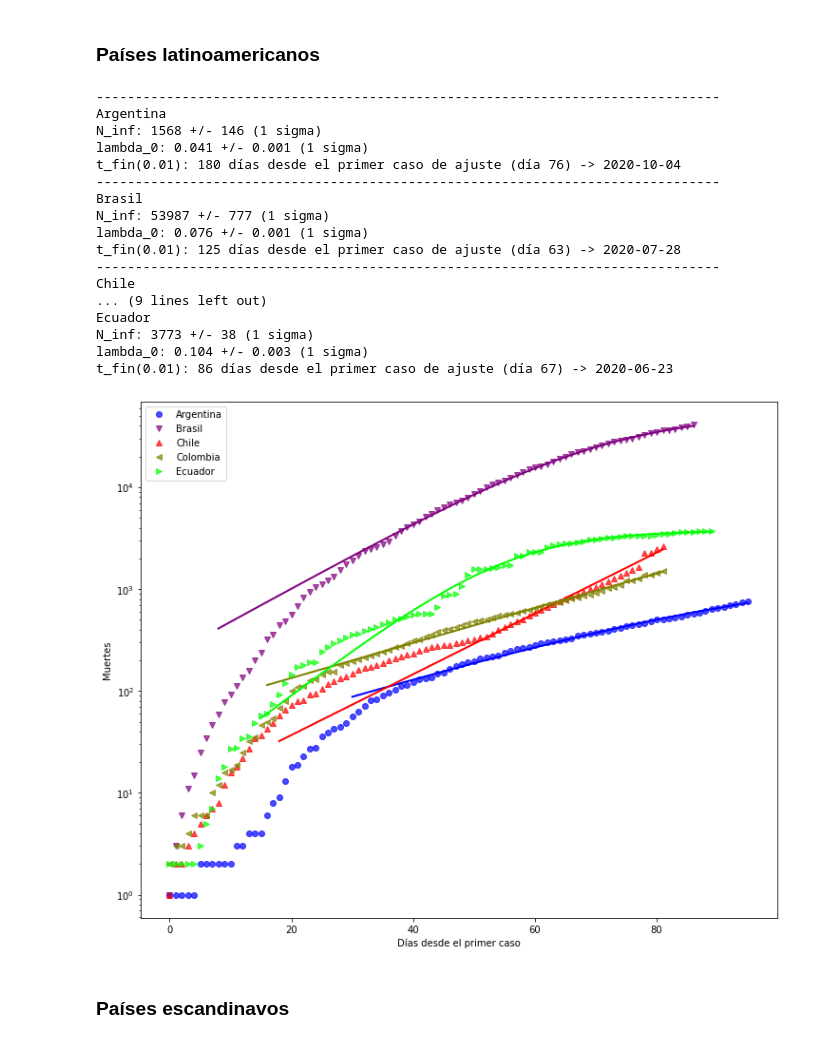
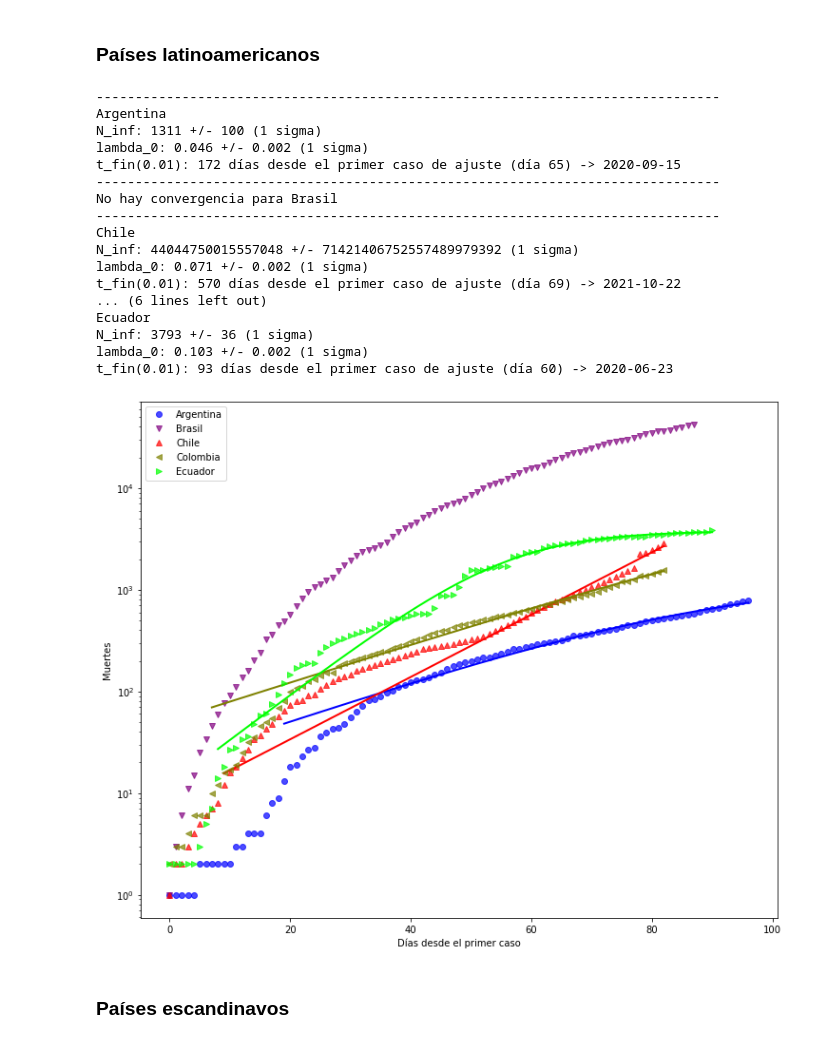
Before and after one commit to manuxch/logistic-covid19, a Jupyter notebook: Logistic_model_COVID-19.ipynb, the cells around one changed output. Saved outputs shown, nothing was run; the diff lists cells and outputs as text; code cells hidden in the pictures.

Commit message:
Actualización diaria de visualizaciones, ajustes y registros

```diff
--- a/Logistic_model_COVID-19.ipynb
+++ b/Logistic_model_COVID-19.ipynb
@@ -276,26 +276,26 @@ t_fin(0.01): 96 días desde el primer caso de ajuste (día 57) -> 2020-06-23
 # %% [markdown]
 ### Países latinoamericanos
 # %%
-plot_fit(deadths_lat, 50, 'Muertes', logscale=True, p_fin=0.01)
+plot_fit(deadths_lat, 10, 'Muertes', logscale=True, p_fin=0.01)
 # %% [output]
 --------------------------------------------------------------------------------
 Argentina
-N_inf: 1568 +/- 146 (1 sigma)
-lambda_0: 0.041 +/- 0.001 (1 sigma)
-t_fin(0.01): 180 días desde el primer caso de ajuste (día 76) -> 2020-10-04
+N_inf: 1311 +/- 100 (1 sigma)
+lambda_0: 0.046 +/- 0.002 (1 sigma)
+t_fin(0.01): 172 días desde el primer caso de ajuste (día 65) -> 2020-09-15
 --------------------------------------------------------------------------------
-Brasil
-N_inf: 53987 +/- 777 (1 sigma)
-lambda_0: 0.076 +/- 0.001 (1 sigma)
-t_fin(0.01): 125 días desde el primer caso de ajuste (día 63) -> 2020-07-28
+No hay convergencia para Brasil
 --------------------------------------------------------------------------------
 Chile
-... (9 lines left out)
+N_inf: 44044750015557048 +/- 71421406752557489979392 (1 sigma)
+lambda_0: 0.071 +/- 0.002 (1 sigma)
+t_fin(0.01): 570 días desde el primer caso de ajuste (día 69) -> 2021-10-22
+... (6 lines left out)
 Ecuador
-N_inf: 3773 +/- 38 (1 sigma)
-lambda_0: 0.104 +/- 0.003 (1 sigma)
-t_fin(0.01): 86 días desde el primer caso de ajuste (día 67) -> 2020-06-23
+N_inf: 3793 +/- 36 (1 sigma)
+lambda_0: 0.103 +/- 0.002 (1 sigma)
+t_fin(0.01): 93 días desde el primer caso de ajuste (día 60) -> 2020-06-23
-[figure, old version]
+[figure, new version]
 # %% [markdown]
 ### Países escandinavos
 # %%
```
Also changed, not shown: parts of 8 cells of this notebook.
